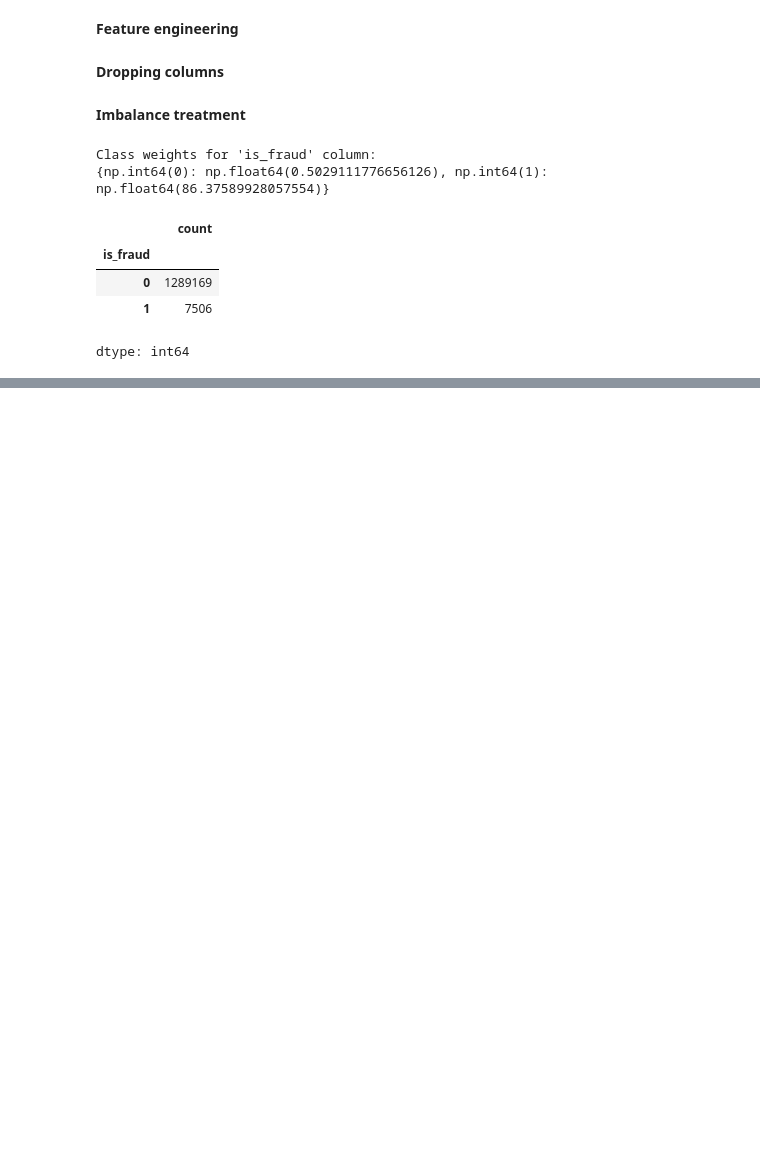
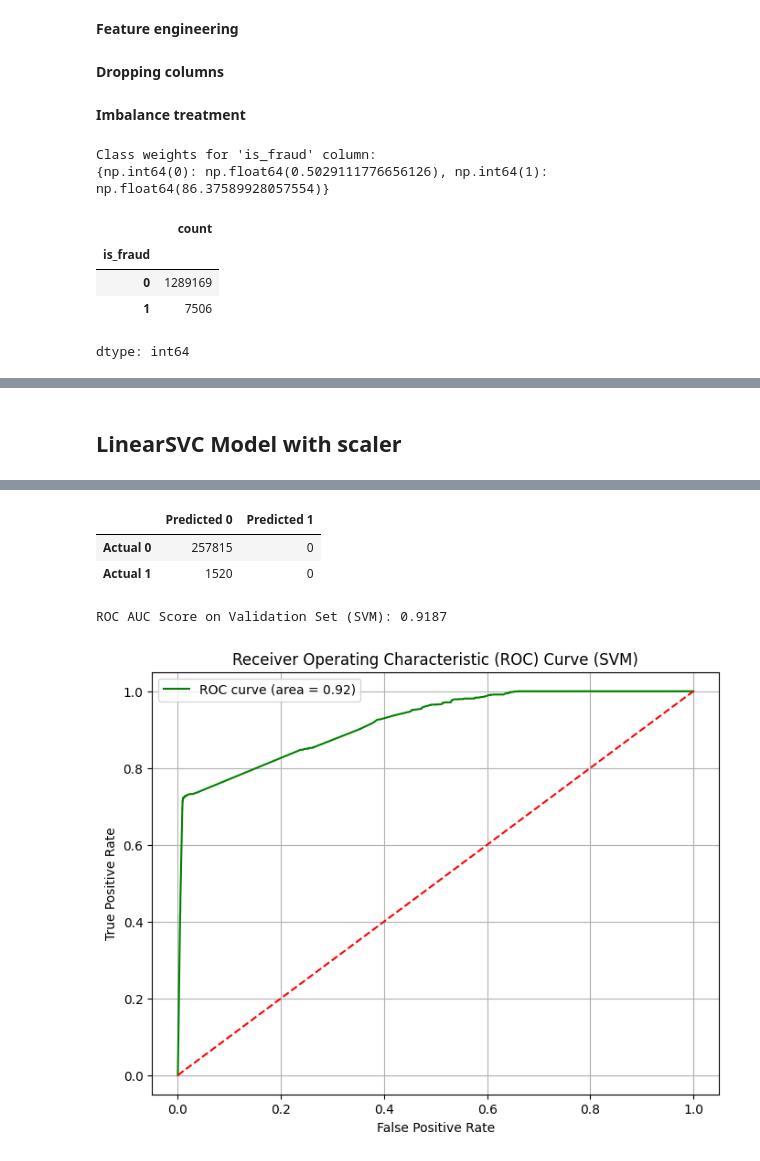
Before and after one commit to danieligelnik/CCFraudProject, a Jupyter notebook: Data_manipulation.ipynb, the cells around one changed output, grey strips where cells are left out. Drawn from its saved outputs; the diff is of its cells as text; code cells hidden in the pictures; blank space fills up the shorter version.

Commit message:
Model training

```diff
--- a/Data_manipulation.ipynb
+++ b/Data_manipulation.ipynb
@@ -100,13 +100,13 @@ df_cards_valid['is_weekend'] = df_cards_valid['trans_date_trans_time'].dt.dayofw
 #adding new column of age calculated from dob and trans_date_trans_time
 # age at the moment of the transaction
 
-df_cards_train['age'] = (df_cards_train['trans_date_trans_time'] - pd.to_datetime(df_cards_train.dob))
-df_cards_valid['age'] = (df_cards_valid['trans_date_trans_time'] - pd.to_datetime(df_cards_valid.dob))
+df_cards_train['age'] = (df_cards_train['trans_date_trans_time'] - pd.to_datetime(df_cards_train.dob)).dt.days
+df_cards_valid['age'] = (df_cards_valid['trans_date_trans_time'] - pd.to_datetime(df_cards_valid.dob)).dt.days
 # %% [markdown]
 **Dropping columns**
 # %%
-df_cards_train = df_cards_train.drop(columns=['Unnamed: 0','cc_num','merchant','first','last','street','zip','lat','long','job','trans_num','unix_time','merch_lat','merch_long'])
-df_cards_valid = df_cards_valid.drop(columns=['Unnamed: 0','cc_num','merchant','first','last','street','zip','lat','long','job','trans_num','unix_time','merch_lat','merch_long'])
+df_cards_train = df_cards_train.drop(columns=['Unnamed: 0','cc_num','merchant','first','last','street','zip','lat','long','job','trans_num','unix_time','merch_lat','merch_long', 'trans_date_trans_time', 'dob', 'city', 'state'])
+df_cards_valid = df_cards_valid.drop(columns=['Unnamed: 0','cc_num','merchant','first','last','street','zip','lat','long','job','trans_num','unix_time','merch_lat','merch_long', 'trans_date_trans_time', 'dob', 'city', 'state'])
 # %% [markdown]
 **Imbalance treatment**
 # %%
@@ -133,0 +164,61 @@ dtype: int64
+# %% [markdown]
+## LinearSVC Model with scaler
+# %%
+from sklearn.svm import LinearSVC
+from sklearn.preprocessing import StandardScaler
+from sklearn.calibration import CalibratedClassifierCV
+
+# Assume X_train, y_train, X_valid, y_valid, class_weights_dict are already defined from previous cells.
+
+# 1. Scale the features - crucial for SVMs
+scaler = StandardScaler()
+X_train_scaled = scaler.fit_transform(X_train)
+X_valid_scaled = scaler.transform(X_valid)
+
+# 2. Initialize LinearSVC model with class weights
+# LinearSVC does not directly support 'predict_proba', so we wrap it with CalibratedClassifierCV
+# Using dual=False is recommended when n_samples > n_features for a large number of samples
+linear_svm = LinearSVC(class_weight=class_weights_dict, random_state=42, dual=False, max_iter=1000)
+
+# 3. Calibrate the classifier to get probability estimates
+# Using 'isotonic' method for calibration, 'cv=5' for cross-validation splits
+svm_model = CalibratedClassifierCV(linear_svm, method='isotonic', cv=5)
+
+print("Training Support Vector Machine model with class weights (via LinearSVC and CalibratedClassifierCV)... This might take a while.")
+
+# Train the model
+svm_model.fit(X_train_scaled, y_train)
+
+print("Support Vector Machine model trained with class weights.")
+
+# Make predictions on the scaled validation set
+y_pred_svm = svm_model.predict(X_valid_scaled)
+y_pred_proba_svm = svm_model.predict_proba(X_valid_scaled)[:, 1]
+
+# Print classification report
+print("\nClassification Report on Validation Set (SVM):")
+print(classification_report(y_valid, y_pred_svm))
+
+# Print Confusion Matrix
+print("\nConfusion Matrix on Validation Set (SVM):")
+conf_matrix_svm = confusion_matrix(y_valid, y_pred_svm)
+display(pd.DataFrame(conf_matrix_svm,
+                     index=['Actual 0', 'Actual 1'],
+                     columns=['Predicted 0', 'Predicted 1']))
+
+# Calculate and print ROC AUC score
+roc_auc_svm = roc_auc_score(y_valid, y_pred_proba_svm)
+print(f"\nROC AUC Score on Validation Set (SVM): {roc_auc_svm:.4f}")
+
+# Plot ROC curve
+fpr_svm, tpr_svm, _ = roc_curve(y_valid, y_pred_proba_svm)
+plt.figure(figsize=(8, 6))
+plt.plot(fpr_svm, tpr_svm, color='green', label=f'ROC curve (area = {roc_auc_svm:.2f})')
+plt.plot([0, 1], [0, 1], color='red', linestyle='--')
+plt.xlabel('False Positive Rate')
+plt.ylabel('True Positive Rate')
+plt.title('Receiver Operating Characteristic (ROC) Curve (SVM)')
+plt.legend()
+plt.grid(True)
+plt.show()
+# %% [output]
@@ -133,0 +240,5 @@ dtype: int64
+|  | Predicted 0 | Predicted 1 |
+| Actual 0 | 257815 | 0 |
+| Actual 1 | 1520 | 0 |
+ROC AUC Score on Validation Set (SVM): 0.9187
+[figure, added]
```
Also changed, not shown: parts of 17 cells of this notebook.
